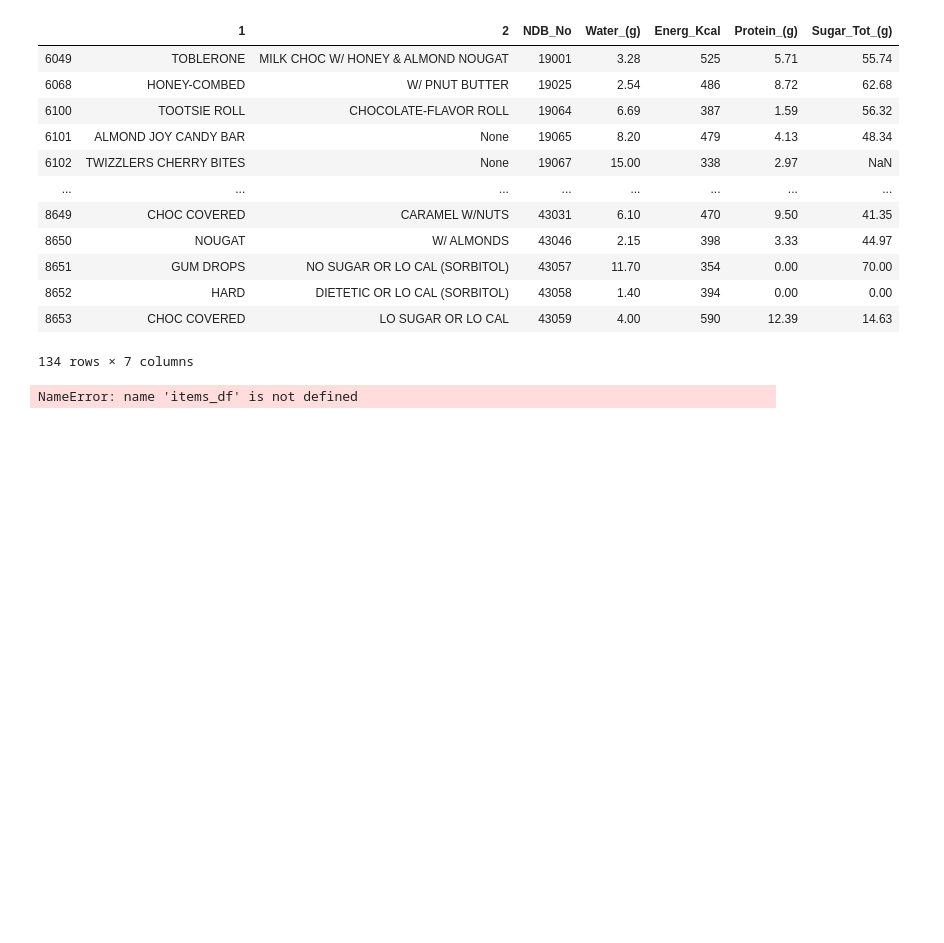
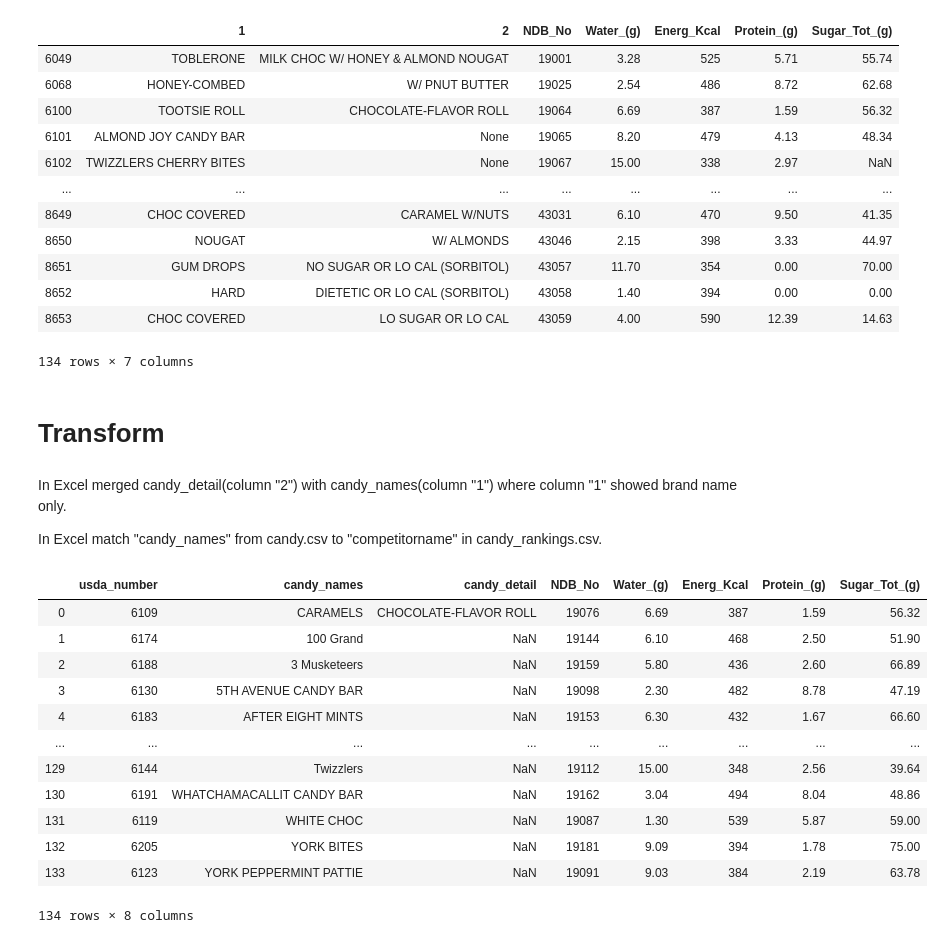
Before and after one commit to mansimajithia/ETLProject-Candy-Dataset, a Jupyter notebook: Candy_ETL.ipynb, the cells around one changed output. Saved outputs shown, nothing was run; the diff lists cells and outputs as text; code cells hidden in the pictures; blank space fills up the shorter version.

```diff
--- a/Candy_ETL.ipynb
+++ b/Candy_ETL.ipynb
@@ -45,8 +58,31 @@ new_candy_df
 | 8652 | HARD | DIETETIC OR LO CAL (SORBITOL) | 43058 | 1.40 | 394 | 0.00 | 0.00 |
 | 8653 | CHOC COVERED | LO SUGAR OR LO CAL | 43059 | 4.00 | 590 | 12.39 | 14.63 |
 134 rows × 7 columns
-# %%
-merge_candy_df = pd.merge(new_candy_df, items_df, on="customer_id", how="outer")
-merge_df
-# %% [output]
-NameError: name 'items_df' is not defined
+# %% [markdown]
+# Transform
+# %% [markdown]
+In Excel merged candy_detail(column "2") with candy_names(column "1") where column "1" showed brand name only.
+
+In Excel match "candy_names" from candy.csv to "competitorname" in candy_rankings.csv.
+# %%
+#Import csv with matched names
+csv_file = "./Resources/transformed_candy_3.csv"
+clean_candy_df = pd.read_csv(csv_file, encoding = 'utf8')
+
+#TRANSFORM: Removed foreign characters from candy_names
+clean_candy_df["candy_names"]=clean_candy_df["candy_names"].str.replace("Õ","")
+clean_candy_df
+# %% [output]
+|  | usda_number | candy_names | candy_detail | NDB_No | Water_(g) | Energ_Kcal | Protein_(g) | Sugar_Tot_(g) |
+| 0 | 6109 | CARAMELS | CHOCOLATE-FLAVOR ROLL | 19076 | 6.69 | 387 | 1.59 | 56.32 |
+| 1 | 6174 | 100 Grand | NaN | 19144 | 6.10 | 468 | 2.50 | 51.90 |
+| 2 | 6188 | 3 Musketeers | NaN | 19159 | 5.80 | 436 | 2.60 | 66.89 |
+| 3 | 6130 | 5TH AVENUE CANDY BAR | NaN | 19098 | 2.30 | 482 | 8.78 | 47.19 |
+| 4 | 6183 | AFTER EIGHT MINTS | NaN | 19153 | 6.30 | 432 | 1.67 | 66.60 |
+| ... | ... | ... | ... | ... | ... | ... | ... | ... |
+| 129 | 6144 | Twizzlers | NaN | 19112 | 15.00 | 348 | 2.56 | 39.64 |
+| 130 | 6191 | WHATCHAMACALLIT CANDY BAR | NaN | 19162 | 3.04 | 494 | 8.04 | 48.86 |
+| 131 | 6119 | WHITE CHOC | NaN | 19087 | 1.30 | 539 | 5.87 | 59.00 |
+| 132 | 6205 | YORK BITES | NaN | 19181 | 9.09 | 394 | 1.78 | 75.00 |
+| 133 | 6123 | YORK PEPPERMINT PATTIE | NaN | 19091 | 9.03 | 384 | 2.19 | 63.78 |
+134 rows × 8 columns
```
Also changed, not shown: parts of 17 cells of this notebook, 4 other files.
